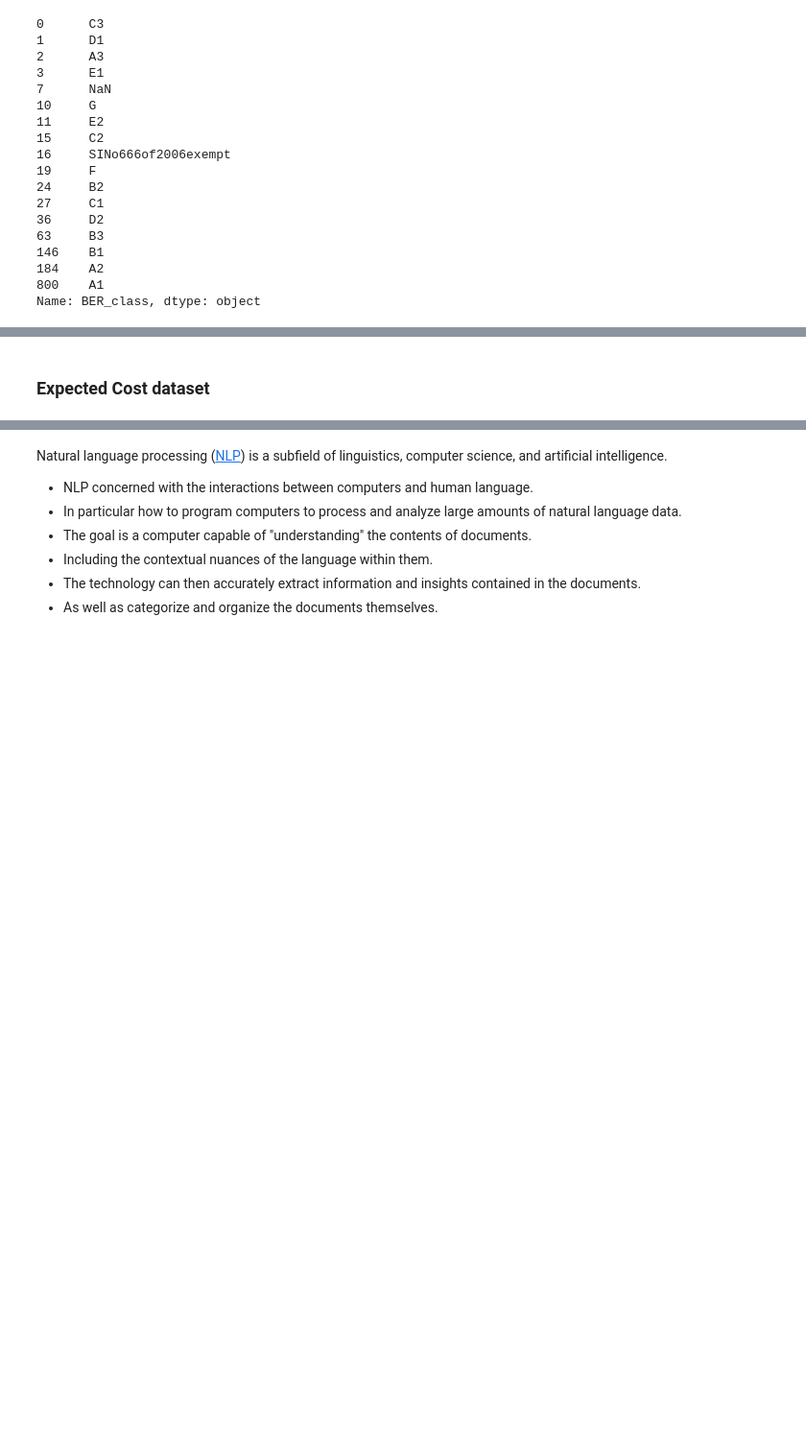
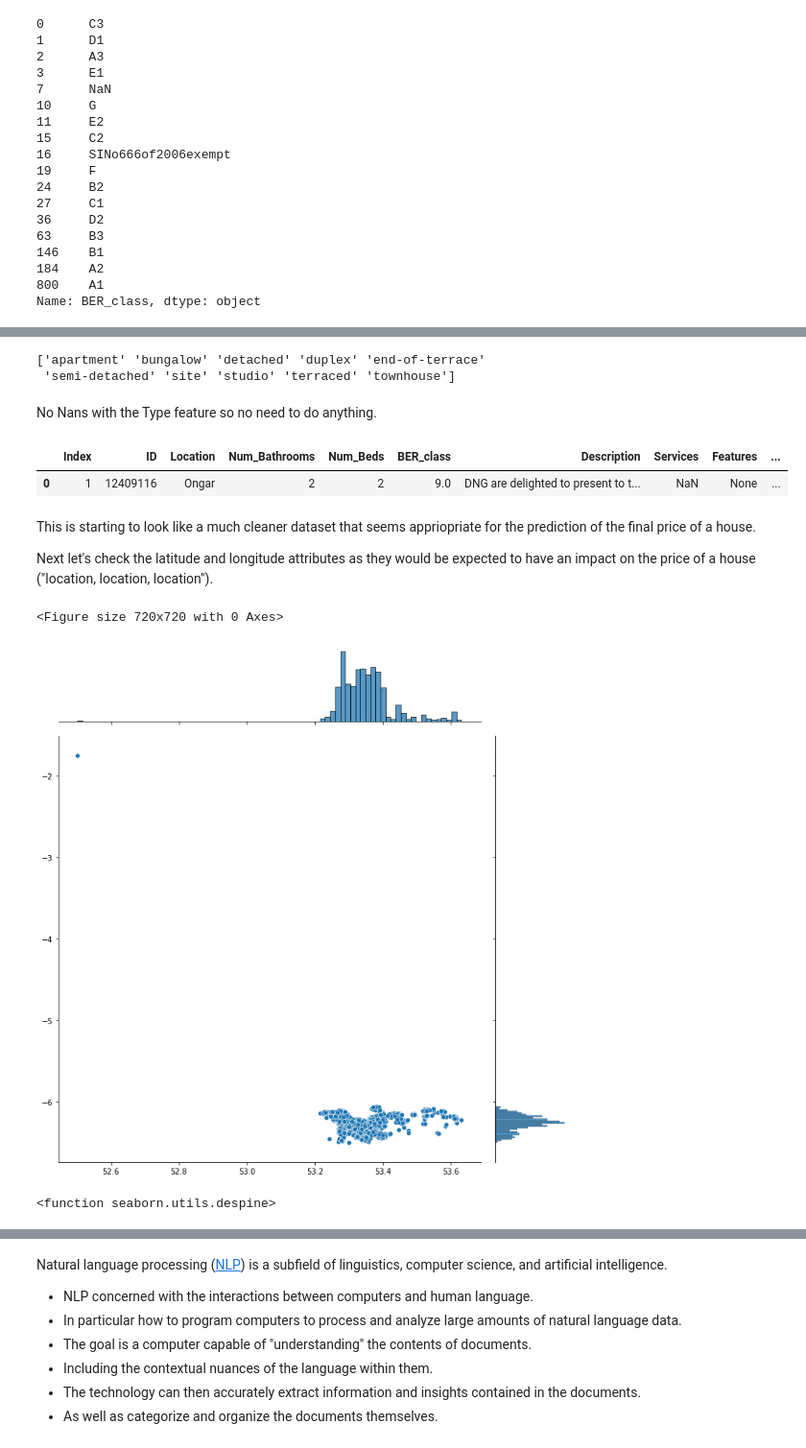
Before and after one commit to markdevine/ET5003_SEM1_2021-2, a Jupyter notebook: ET5003_KaggleCompetition_MarkDevine_19187289.ipynb, the cells around one changed output, grey strips where cells are left out. Shown at 96% size. Saved outputs shown, nothing was run; the diff lists cells and outputs as text; code cells hidden in the pictures; blank space fills up the shorter version.

```diff
--- a/ET5003_KaggleCompetition_MarkDevine_19187289.ipynb
+++ b/ET5003_KaggleCompetition_MarkDevine_19187289.ipynb
@@ -368,2 +311,47 @@ Name: BER_class, dtype: float64
-# %% [markdown]
-### Expected Cost dataset
+# %%
+# let's check the property_type values
+print (df_train['Type'].sort_values().unique())
+# %% [output]
+['apartment' 'bungalow' 'detached' 'duplex' 'end-of-terrace'
+ 'semi-detached' 'site' 'studio' 'terraced' 'townhouse']
+# %% [markdown]
+No Nans with the Type feature so no need to do anything.
+# %%
+# encode the ordinal Type
+# create a mapper
+
+scale_mapper = {
+    'apartment': 1,
+    'bungalow': 2,
+    'detached': 3,
+    'duplex': 4,
+    'end-of-terrace': 5,
+    'semi-detached': 6,
+    'site': 7,
+    'studio': 8,
+    'terraced': 9,
+    'townhouse': 10
+}
+
+df_train['Type'] = df_train['Type'].replace(scale_mapper)
+df_test['Type'] = df_test['Type'].replace(scale_mapper)
+df_train.head(1)
+# %% [output]
+|  | Index | ID | Location | Num_Bathrooms | Num_Beds | BER_class | Description | Services | Features | ... |
+| 0 | 1 | 12409116 | Ongar | 2 | 2 | 9.0 | DNG are delighted to present to t... | NaN | None | ... |
+# %% [markdown]
+This is starting to look like a much cleaner dataset that seems appriopriate for the prediction of the final price of a house.
+
+Next let's check the latitude	and longitude attributes as they would be expected to have an impact on the price of a house ("location, location, location").
+# %%
+# plot the the latitude and longitude attributes (https://deepnote.com/@jz/House-prices-prediction-DuSZvuoNSEmb5cCKcsW4BQ)
+plt.figure(figsize=(10,10))
+sns.jointplot(x=df_train.Latitude.values, y=df_train.Longitude.values, size=10)
+plt.ylabel('Longitude', fontsize=12)
+plt.xlabel('Latitude', fontsize=12)
+plt.show()
+sns.despine
+# %% [output]
+<Figure size 720x720 with 0 Axes>
+[figure, added]
+<function seaborn.utils.despine>
```
Also changed, not shown: parts of 34 cells of this notebook.
